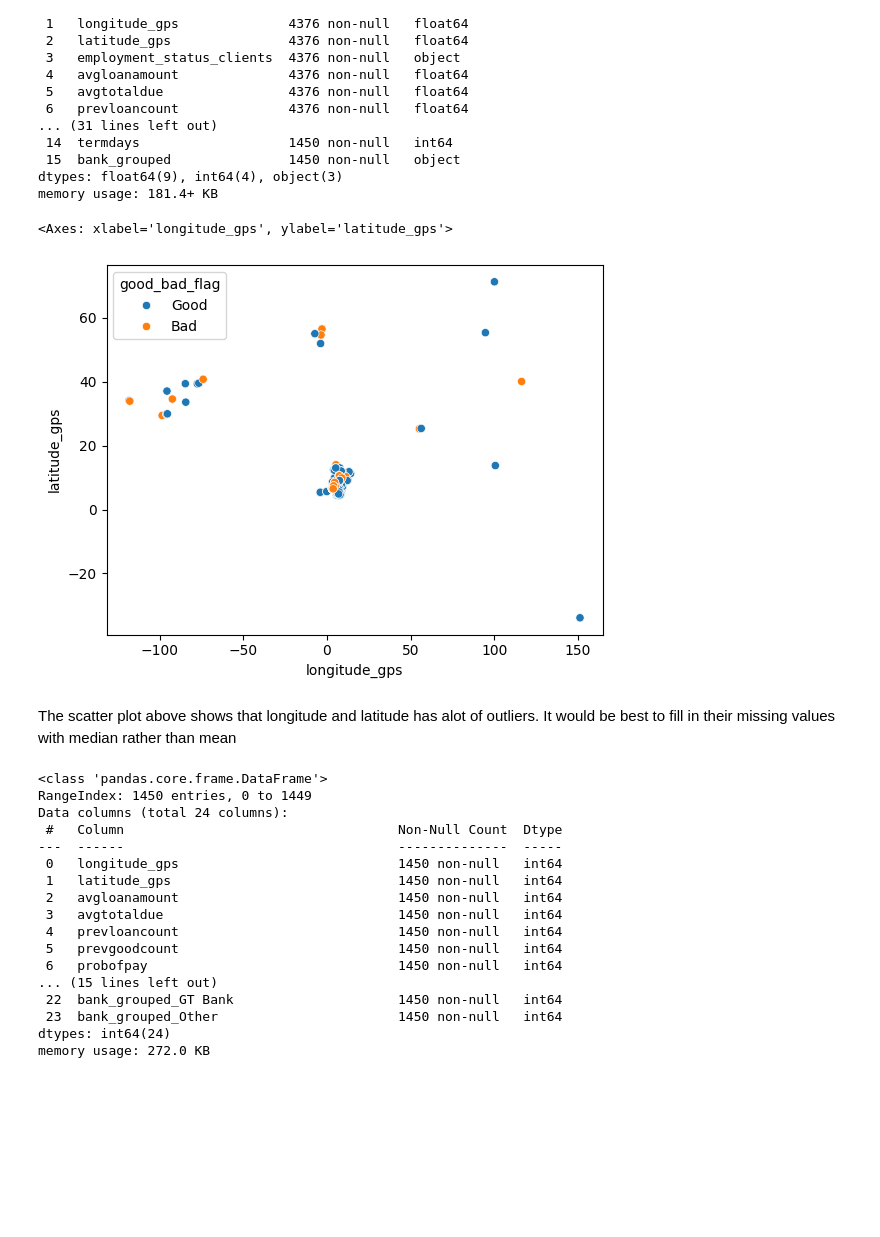
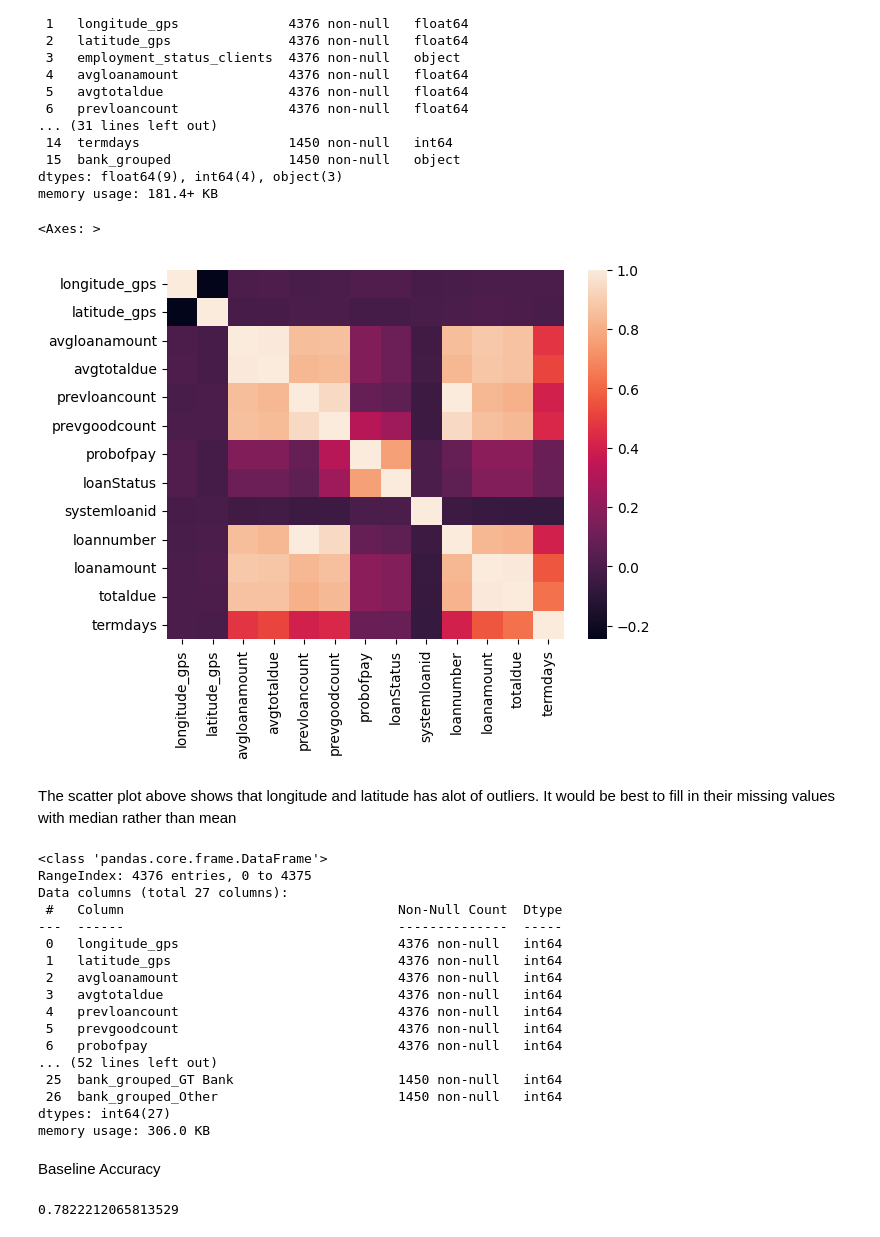
Before and after one commit to Maryann-01/Loan-Prediction, a Jupyter notebook: Loan_Default_Prediction.ipynb, the cells around one changed output. Cells and saved outputs as stored; diff of their text form; code cells hidden in the pictures; blank space fills up the shorter version.

```diff
--- a/Loan_Default_Prediction.ipynb
+++ b/Loan_Default_Prediction.ipynb
@@ -237,10 +264,11 @@ dtypes: float64(9), int64(4), object(3)
 memory usage: 181.4+ KB
 # %%
 ##plot the different locations on a scatter plot
-sns.scatterplot(data=train_df,x='longitude_gps', y='latitude_gps', hue='good_bad_flag')
+# sns.scatterplot(data=train_df,x='longitude_gps', y='latitude_gps', hue='good_bad_flag')
+sns.heatmap(train_data.select_dtypes(include="number").corr())
 # %% [output]
-<Axes: xlabel='longitude_gps', ylabel='latitude_gps'>
+<Axes: >
-[figure, old version]
+[figure, new version]
 # %% [markdown]
 The scatter plot above shows that longitude and latitude has alot of outliers. It would be best to fill in their missing values with median rather than mean
 # %%
@@ -257,25 +285,34 @@ X_train_encoded = pd.get_dummies(X_train, columns=object_cols, drop_first=False)
 X_train_encoded=X_train_encoded.astype(int)
 
 object_cols_test = test_data.select_dtypes(include='object').columns.tolist()
-X_test= pd.get_dummies(test_data, columns=object_cols_test, drop_first=False)
-X_test=X_test.astype(int)
+X_test_encoded = pd.get_dummies(test_data, columns=object_cols_test, drop_first=False).astype(int)
+X_test_encoded_aligned = X_test_encoded.reindex(columns=X_train_encoded.columns, fill_value=0)
 
-X_test.info()
+
+X_train_encoded.info()
+X_test_encoded_aligned.info()
 # %% [output]
 <class 'pandas.core.frame.DataFrame'>
-RangeIndex: 1450 entries, 0 to 1449
-Data columns (total 24 columns):
+RangeIndex: 4376 entries, 0 to 4375
+Data columns (total 27 columns):
  #   Column                                   Non-Null Count  Dtype
 ---  ------                                   --------------  -----
- 0   longitude_gps                            1450 non-null   int64
- 1   latitude_gps                             1450 non-null   int64
- 2   avgloanamount                            1450 non-null   int64
- 3   avgtotaldue                              1450 non-null   int64
- 4   prevloancount                            1450 non-null   int64
- 5   prevgoodcount                            1450 non-null   int64
- 6   probofpay                                1450 non-null   int64
-... (15 lines left out)
- 22  bank_grouped_GT Bank                     1450 non-null   int64
- 23  bank_grouped_Other                       1450 non-null   int64
-dtypes: int64(24)
-memory usage: 272.0 KB
+ 0   longitude_gps                            4376 non-null   int64
+ 1   latitude_gps                             4376 non-null   int64
+ 2   avgloanamount                            4376 non-null   int64
+ 3   avgtotaldue                              4376 non-null   int64
+ 4   prevloancount                            4376 non-null   int64
+ 5   prevgoodcount                            4376 non-null   int64
+ 6   probofpay                                4376 non-null   int64
+... (52 lines left out)
+ 25  bank_grouped_GT Bank                     1450 non-null   int64
+ 26  bank_grouped_Other                       1450 non-null   int64
+dtypes: int64(27)
+memory usage: 306.0 KB
+# %% [markdown]
+Baseline Accuracy
+# %%
+baseline_acc=y_train.value_counts(normalize=True).max()
+baseline_acc
+# %% [output]
+0.7822212065813529
```
Also changed, not shown: parts of 24 cells of this notebook, 1 other file.
